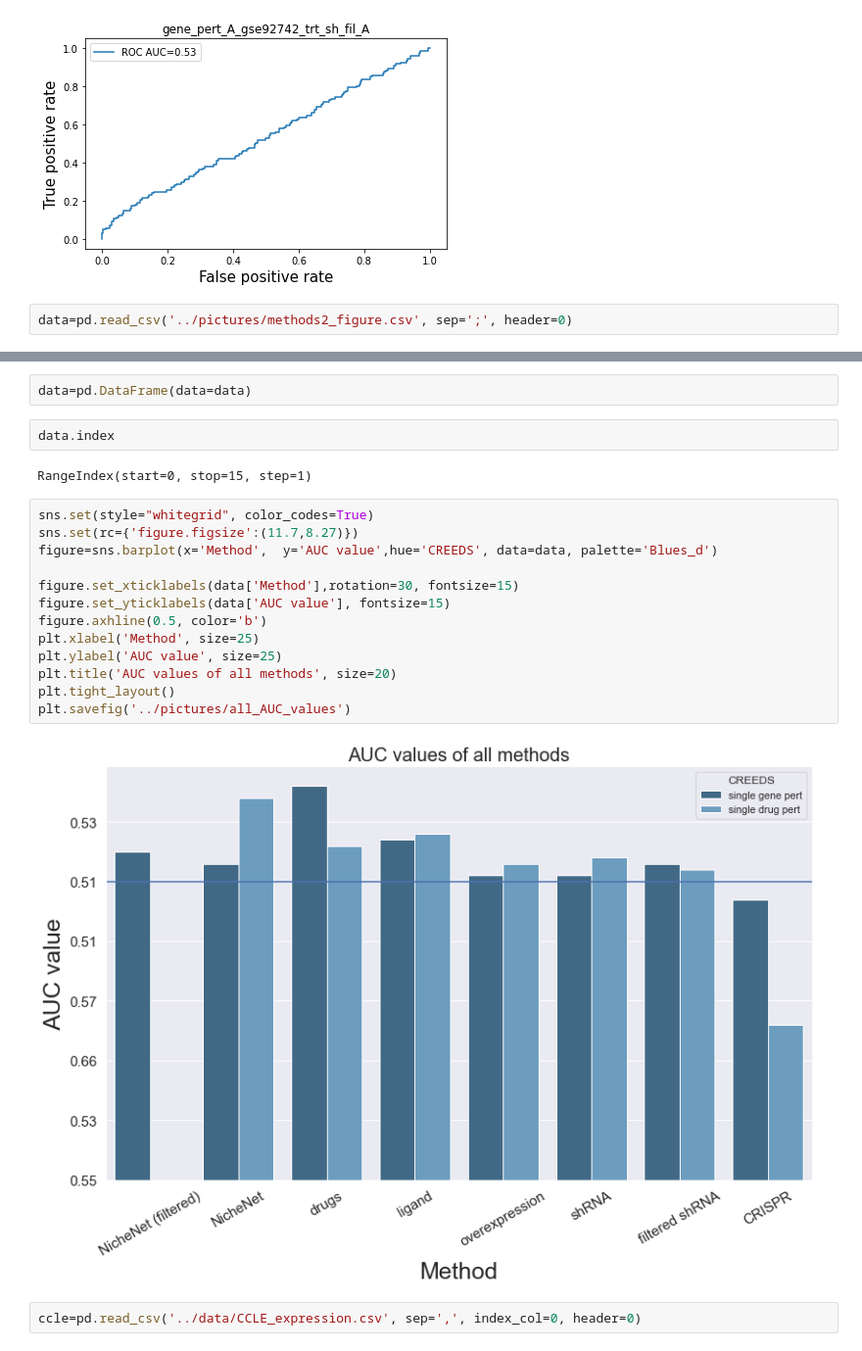
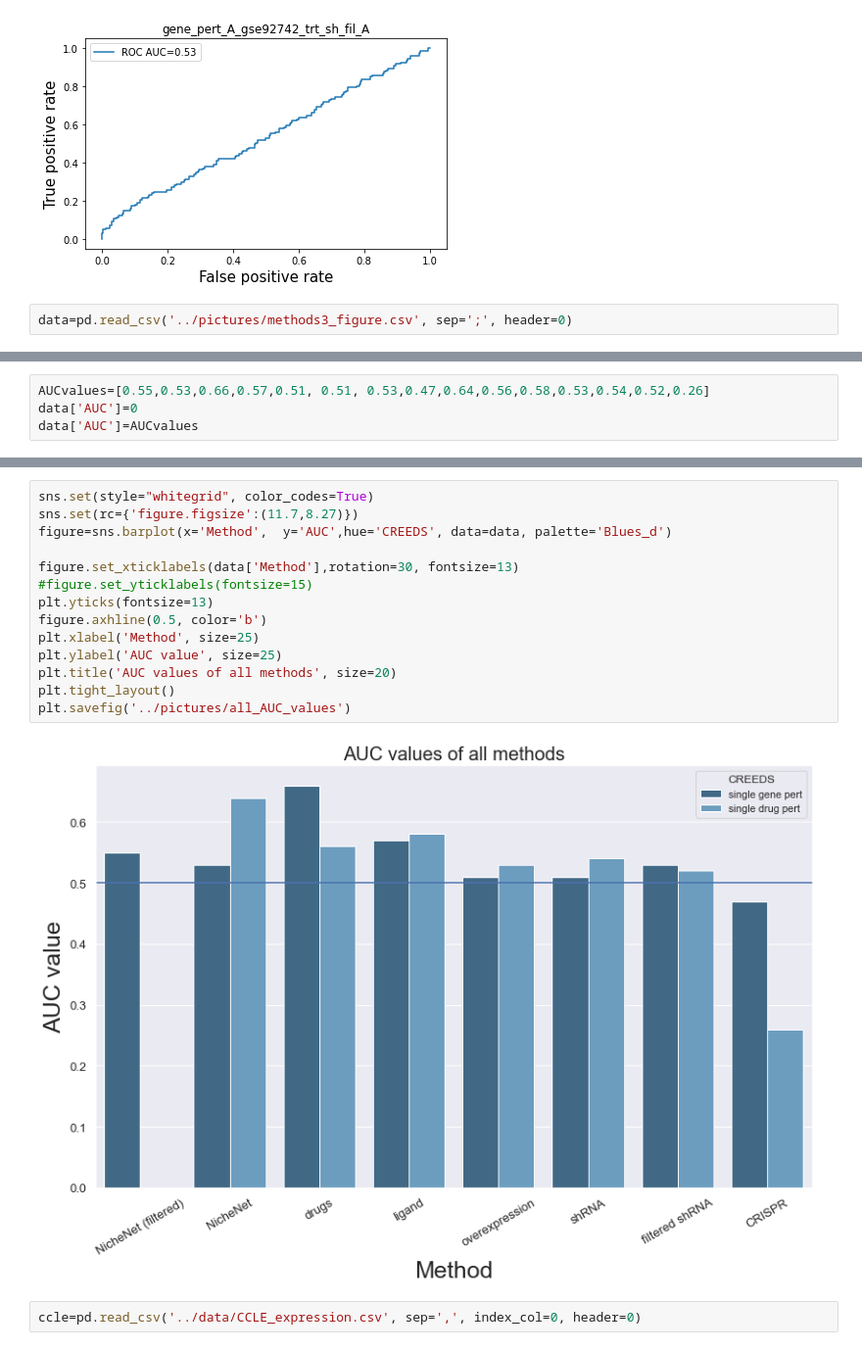
Before and after one commit to Vargeszti/Thesis, a Jupyter notebook: code/similarities.ipynb, the cells around one changed output, grey strips where cells are left out. Shown at 98% size. Saved outputs shown, nothing was run; the diff lists cells and outputs as text.

```diff
--- a/code/similarities.ipynb
+++ b/code/similarities.ipynb
@@ -960,4 +960,4 @@ gene_lincs_compare('gene_pert_A_gse92742_trt_sh_fil_A')
 0.537501814558904
 [figure]
 # %%
-data=pd.read_csv('../pictures/methods2_figure.csv', sep=';', header=0)
+data=pd.read_csv('../pictures/methods3_figure.csv', sep=';', header=0)
@@ -963,0 +973,4 @@ data=pd.read_csv('../pictures/methods2_figure.csv', sep=';', header=0)
+# %%
+AUCvalues=[0.55,0.53,0.66,0.57,0.51, 0.51, 0.53,0.47,0.64,0.56,0.58,0.53,0.54,0.52,0.26]
+data['AUC']=0
+data['AUC']=AUCvalues
@@ -983,24 +998,19 @@ data
-# %%
-data=pd.DataFrame(data=data)
-# %%
-data.index
-# %% [output]
-RangeIndex(start=0, stop=15, step=1)
 # %%
 sns.set(style="whitegrid", color_codes=True)
 sns.set(rc={'figure.figsize':(11.7,8.27)})
-figure=sns.barplot(x='Method',  y='AUC value',hue='CREEDS', data=data, palette='Blues_d')
+figure=sns.barplot(x='Method',  y='AUC',hue='CREEDS', data=data, palette='Blues_d')
 
-figure.set_xticklabels(data['Method'],rotation=30, fontsize=15)
-figure.set_yticklabels(data['AUC value'], fontsize=15)
+figure.set_xticklabels(data['Method'],rotation=30, fontsize=13)
+#figure.set_yticklabels(fontsize=15)
+plt.yticks(fontsize=13)
 figure.axhline(0.5, color='b')
 plt.xlabel('Method', size=25)
 plt.ylabel('AUC value', size=25)
 plt.title('AUC values of all methods', size=20)
 plt.tight_layout()
 plt.savefig('../pictures/all_AUC_values')
 # %% [output]
-[figure, old version]
+[figure, new version]
 # %%
 ccle=pd.read_csv('../data/CCLE_expression.csv', sep=',', index_col=0, header=0)
 # %%
```
Also changed, not shown: parts of 3 cells of this notebook.
